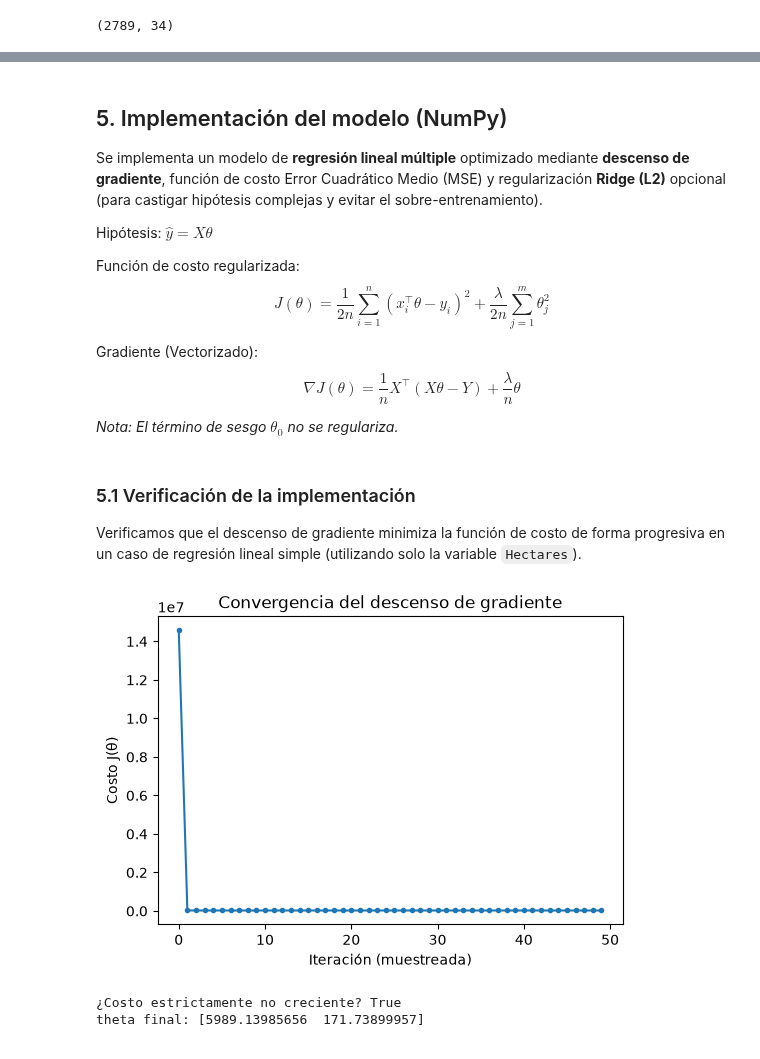
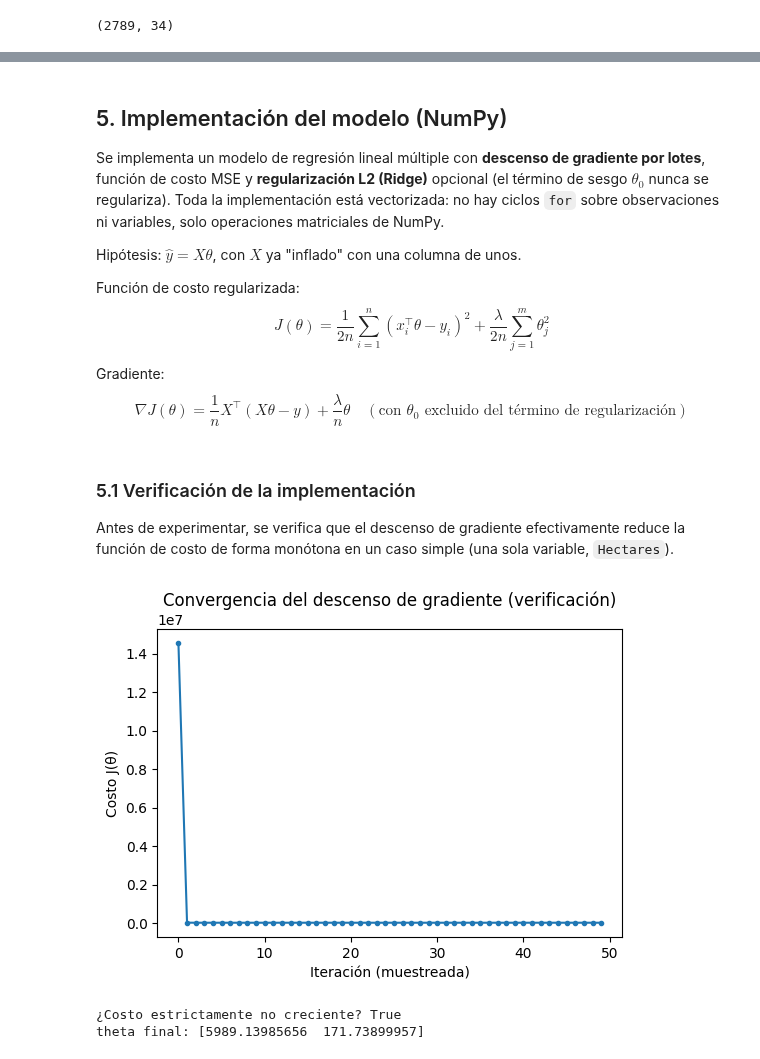
Before and after one commit to SalomonAvila/MachineLearning, a Jupyter notebook: Taller01 - Entregable/Taller1_Punto1_Regresion_lineal.ipynb, the cells around one changed output, grey strips where cells are left out. Cells and saved outputs as stored; diff of their text form; code cells hidden in the pictures.

```diff
--- a/Taller01 - Entregable/Taller1_Punto1_Regresion_lineal.ipynb
+++ b/Taller01 - Entregable/Taller1_Punto1_Regresion_lineal.ipynb
@@ -165,10 +177,10 @@ Como se vio en clase, es importante descartar variables independientes que tenga
 dosage_like_cols = [
     "Seedrate(in Kg)", "LP_Mainfield(in Tonnes)", "Nursery area (Cents)", "LP_nurseryarea(in Tonnes)",
     "DAP_20days", "Weed28D_thiobencarb", "Urea_40Days", "Potassh_50Days",
-    "Micronutrients_70Days", "Pest_60Day(in ml)"
+    "Micronutrients_70Days", "Pest_60Day(in ml)",
 ]
 ratio_stats = pd.DataFrame({
-    "correlacion_con_Hectares": [df[c].astype(float).corr(df["Hectares"].astype(float)) for c in dosage_like_cols],
+    "correlacion_con_Hectares": [pearson_corr(df[c].values.astype(float), df["Hectares"].values.astype(float)) for c in dosage_like_cols],
     "std(variable/Hectares)": [(df[c] / df["Hectares"]).std() for c in dosage_like_cols],
 }, index=dosage_like_cols)
 ratio_stats
@@ -232,0 +222,16 @@ Siguiendo la estrategia de entrenamiento, se divide el conjunto en:
+# %%
+compass_to_deg = {
+    "N": 0, "NNE": 22.5, "NE": 45, "ENE": 67.5, "E": 90, "ESE": 112.5, "SE": 135, "SSE": 157.5,
+    "S": 180, "SSW": 202.5, "SW": 225, "WSW": 247.5, "W": 270, "WNW": 292.5, "NW": 315, "NNW": 337.5,
+}
+
+wind_cols = [c for c in df.columns if c.startswith("Wind Direction")]
+for c in wind_cols:
+    deg = df[c].map(compass_to_deg) * np.pi / 180
+    df[c + "_sin"] = np.sin(deg)
+    df[c + "_cos"] = np.cos(deg)
+df = df.drop(columns=wind_cols)
+
+df_dummies = pd.get_dummies(df[cat_cols], drop_first=True)
+df = df.drop(columns=cat_cols).join(df_dummies)
+df.shape
@@ -242,26 +257,24 @@ train_df.shape, val_df.shape, test_df.shape
 # %% [markdown]
 ## 5. Implementación del modelo (NumPy)
 
-Se implementa un modelo de **regresión lineal múltiple** optimizado mediante **descenso de gradiente**, función de costo Error Cuadrático Medio (MSE) y regularización **Ridge (L2)** opcional (para castigar hipótesis complejas y evitar el sobre-entrenamiento).
+Se implementa un modelo de regresión lineal múltiple con **descenso de gradiente por lotes**, función de costo MSE y **regularización L2 (Ridge)** opcional (el término de sesgo $\theta_0$ nunca se regulariza). Toda la implementación está vectorizada: no hay ciclos `for` sobre observaciones ni variables, solo operaciones matriciales de NumPy.
 
-Hipótesis: $\hat{y} = X\theta$
+Hipótesis: $\hat{y} = X\theta$, con $X$ ya "inflado" con una columna de unos.
 
 Función de costo regularizada:
 $$J(\theta) = \frac{1}{2n}\sum_{i=1}^n (x_i^\top\theta - y_i)^2 + \frac{\lambda}{2n}\sum_{j=1}^m \theta_j^2$$
 
-Gradiente (Vectorizado):
-$$\nabla J(\theta) = \frac{1}{n}X^\top(X\theta - Y) + \frac{\lambda}{n}\theta $$
-
-*Nota: El término de sesgo $\theta_0$ no se regulariza.*
+Gradiente:
+$$\nabla J(\theta) = \frac{1}{n}X^\top(X\theta - y) + \frac{\lambda}{n}\theta \quad (\text{con } \theta_0 \text{ excluido del término de regularización})$$
 # %%
 def add_bias(X):
-    """Agrega la columna constante de 1's (término independiente) a la matriz de diseño X."""
+    """Agrega la columna constante de 1's (bias) a la matriz de diseño."""
     return np.hstack((np.ones((X.shape[0], 1)), X))
 
 
 def standardize(X, mu=None, sigma=None):
-    """Normalización de características. mu/sigma se calculan siempre sobre
-    train y se reutilizan sobre validación/test."""
+    """Estandariza X (media 0, desv. estándar 1). mu/sigma se calculan sobre
+    train y se reutilizan sobre validation/test para evitar fuga de información."""
     if mu is None:
         mu = X.mean(axis=0)
         sigma = X.std(axis=0)
@@ -270,7 +283,6 @@ def standardize(X, mu=None, sigma=None):
 
 
 def mse_cost(theta, X_c, y, lam=0.0):
-    """Función de costo (MSE) incluyendo la penalización L2."""
     n = X_c.shape[0]
     error = X_c @ theta - y
     reg = (lam / (2 * n)) * np.sum(theta[1:] ** 2)
@@ -278,14 +290,15 @@ def mse_cost(theta, X_c, y, lam=0.0):
 
 
 def fit_model(X_c, y, alpha, epochs, lam=0.0):
-    """Descenso de gradiente iterativo vectorizado."""
+    """Descenso de gradiente por lotes, totalmente vectorizado.
+    Retorna theta ajustado y el historial de costo (para diagnosticar convergencia)."""
     n, m = X_c.shape
     theta = np.zeros((m, 1))
     hist = []
     for i in range(epochs):
         grad = (X_c.T @ (X_c @ theta - y)) / n
         reg_grad = (lam / n) * theta
-        reg_grad[0, 0] = 0.0 # No penalizamos el sesgo theta_0
+        reg_grad[0, 0] = 0.0
         theta = theta - alpha * (grad + reg_grad)
         if i % max(1, epochs // 50) == 0:
             hist.append(mse_cost(theta, X_c, y, lam))
@@ -293,31 +306,37 @@ def fit_model(X_c, y, alpha, epochs, lam=0.0):
 
 
 def rmse(theta, X_c, y):
-    """Cálculo de la Raíz del Error Cuadrático Medio."""
     error = X_c @ theta - y
     return np.sqrt(np.mean(error ** 2))
+
+
+def r2_score(theta, X_c, y):
+    y_hat = X_c @ theta
+    ss_res = np.sum((y - y_hat) ** 2)
+    ss_tot = np.sum((y - y.mean()) ** 2)
+    return 1 - ss_res / ss_tot
 # %% [markdown]
 ### 5.1 Verificación de la implementación
 
-Verificamos que el descenso de gradiente minimiza la función de costo de forma progresiva en un caso de regresión lineal simple (utilizando solo la variable `Hectares`).
+Antes de experimentar, se verifica que el descenso de gradiente efectivamente reduce la función de costo de forma monótona en un caso simple (una sola variable, `Hectares`).
 # %%
 X_check = train_df[["Hectares"]].values.astype(float)
 y_check = train_df[["Productividad"]].values.astype(float)
 X_check_s, mu_c, sigma_c = standardize(X_check)
 X_check_c = add_bias(X_check_s)
 
 theta_check, hist_check = fit_model(X_check_c, y_check, alpha=0.1, epochs=2000, lam=0.0)
 
 plt.figure(figsize=(6,4))
 plt.plot(hist_check, marker="o", markersize=3)
 plt.xlabel("Iteración (muestreada)")
 plt.ylabel("Costo J(θ)")
-plt.title("Convergencia del descenso de gradiente")
+plt.title("Convergencia del descenso de gradiente (verificación)")
 plt.show()
 
 print("¿Costo estrictamente no creciente?", all(np.diff(hist_check) <= 1e-8))
 print("theta final:", theta_check.ravel())
 # %% [output]
-[figure, old version]
+[figure, new version]
 ¿Costo estrictamente no creciente? True
 theta final: [5989.13985656  171.73899957]
```
Also changed, not shown: parts of 77 cells of this notebook.
